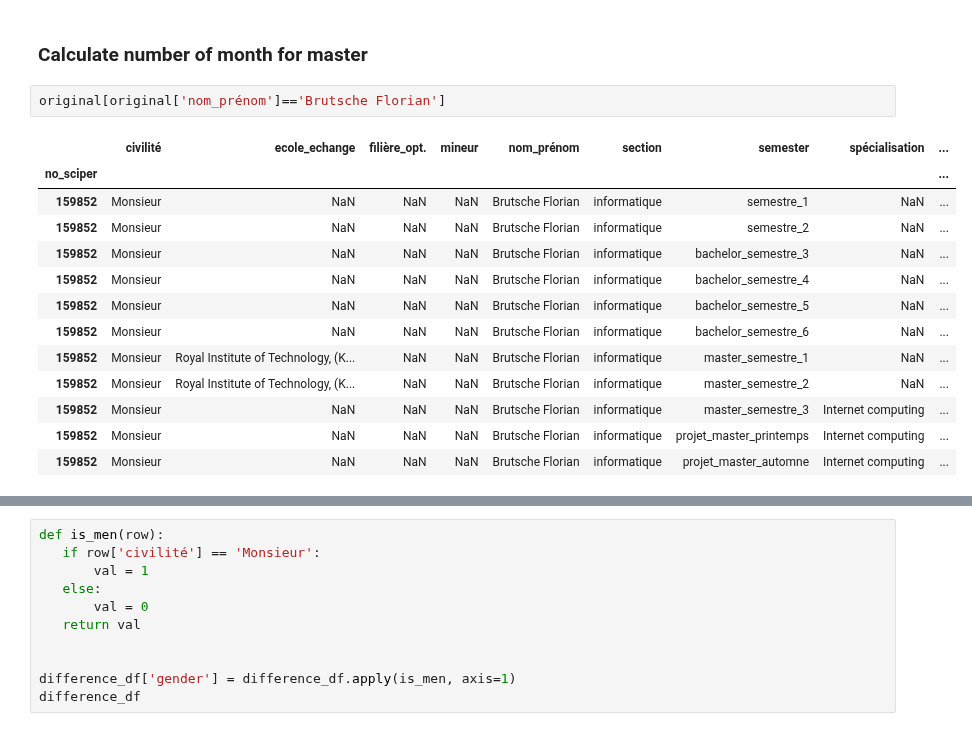
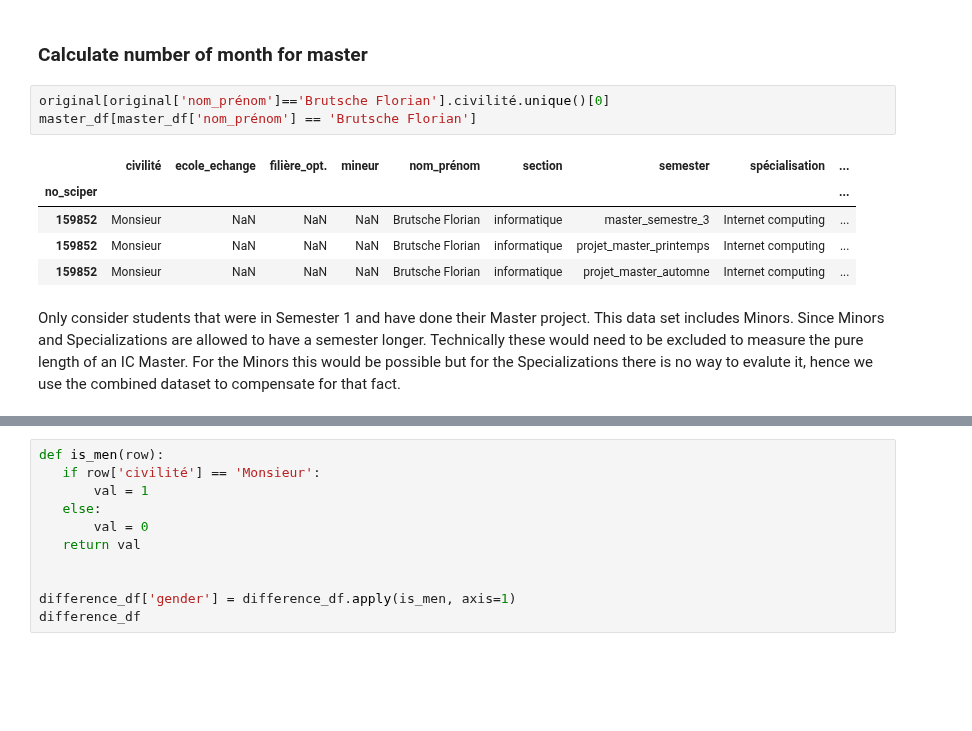
Before and after one commit to PaluchowskiMatthew/ADA-Kepler, a Jupyter notebook: 03 - Data from the Web/Get the data.ipynb, the cells around one changed output, grey strips where cells are left out. Saved outputs shown, nothing was run; the diff lists cells and outputs as text; blank space fills up the shorter version.

```diff
--- a/03 - Data from the Web/Get the data.ipynb
+++ b/03 - Data from the Web/Get the data.ipynb
@@ -589,19 +589,14 @@ ValueError: min() arg is an empty sequence
 # %% [markdown]
 ### Calculate number of month for master
 # %%
-original[original['nom_prénom']=='Brutsche Florian']
+original[original['nom_prénom']=='Brutsche Florian'].civilité.unique()[0]
+master_df[master_df['nom_prénom'] == 'Brutsche Florian']
 # %% [output]
 |  | civilité | ecole_echange | filière_opt. | mineur | nom_prénom | section | semester | spécialisation | ... |
 | no_sciper |  |  |  |  |  |  |  |  | ... |
-| 159852 | Monsieur | NaN | NaN | NaN | Brutsche Florian | informatique | semestre_1 | NaN | ... |
-| 159852 | Monsieur | NaN | NaN | NaN | Brutsche Florian | informatique | semestre_2 | NaN | ... |
-| 159852 | Monsieur | NaN | NaN | NaN | Brutsche Florian | informatique | bachelor_semestre_3 | NaN | ... |
-| 159852 | Monsieur | NaN | NaN | NaN | Brutsche Florian | informatique | bachelor_semestre_4 | NaN | ... |
-| 159852 | Monsieur | NaN | NaN | NaN | Brutsche Florian | informatique | bachelor_semestre_5 | NaN | ... |
-| 159852 | Monsieur | NaN | NaN | NaN | Brutsche Florian | informatique | bachelor_semestre_6 | NaN | ... |
-| 159852 | Monsieur | Royal Institute of Technology, (K... | NaN | NaN | Brutsche Florian | informatique | master_semestre_1 | NaN | ... |
-| 159852 | Monsieur | Royal Institute of Technology, (K... | NaN | NaN | Brutsche Florian | informatique | master_semestre_2 | NaN | ... |
 | 159852 | Monsieur | NaN | NaN | NaN | Brutsche Florian | informatique | master_semestre_3 | Internet computing | ... |
 | 159852 | Monsieur | NaN | NaN | NaN | Brutsche Florian | informatique | projet_master_printemps | Internet computing | ... |
 | 159852 | Monsieur | NaN | NaN | NaN | Brutsche Florian | informatique | projet_master_automne | Internet computing | ... |
+# %% [markdown]
+Only consider students that were in Semester 1 and have done their Master project. This data set includes Minors. Since Minors and Specializations are allowed to have a semester longer. Technically these would need to be excluded to measure the pure length of an IC Master. For the Minors this would be possible but for the Specializations there is no way to evalute it, hence we use the combined dataset to compensate for that fact.
 # %%
```
Also changed, not shown: parts of 1 cell of this notebook.
